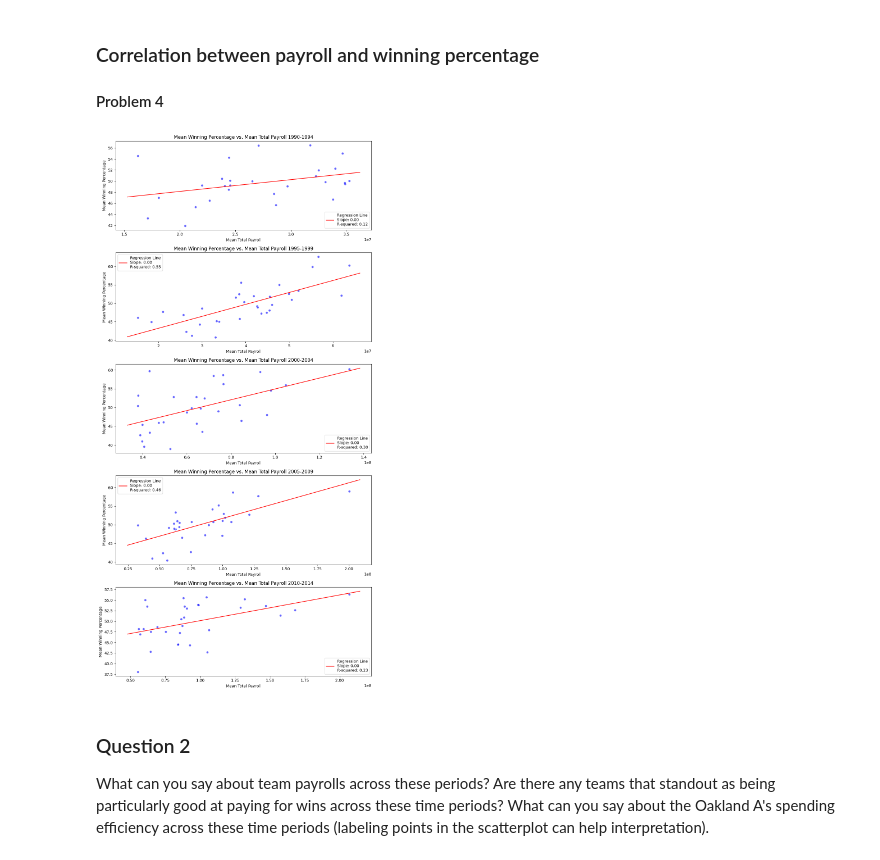
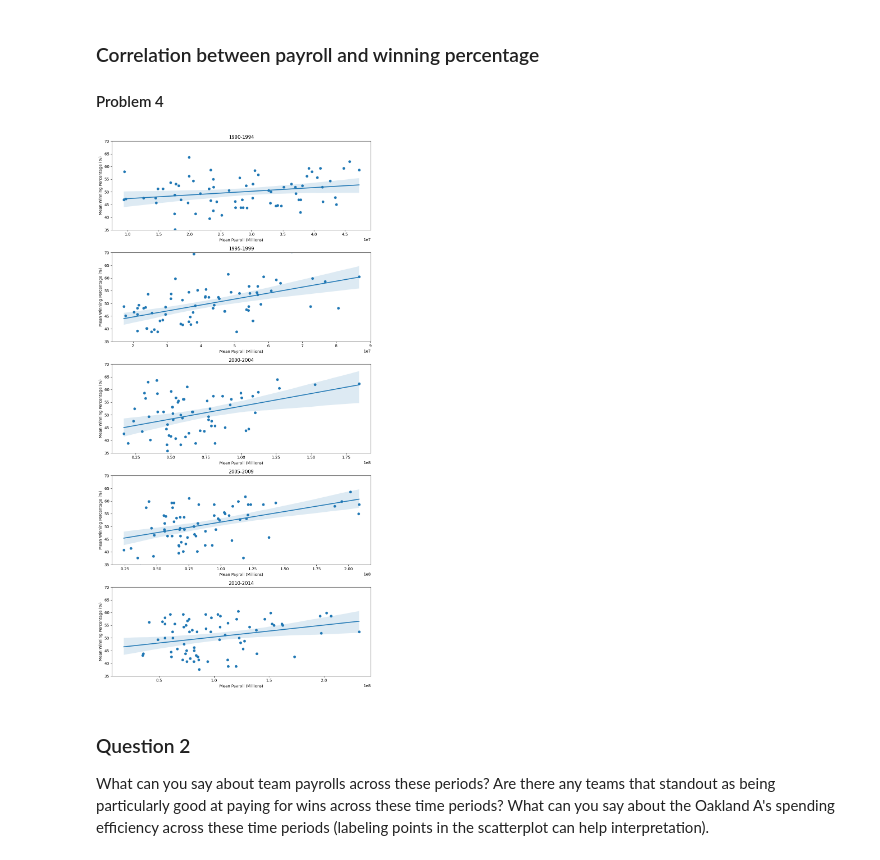
Before and after one commit to diegolopez2002/proj2, a Jupyter notebook: proj2.ipynb, the cells around one changed output. Drawn from its saved outputs; the diff is of its cells as text; code cells hidden in the pictures.

```diff
--- a/proj2.ipynb
+++ b/proj2.ipynb
@@ -267,73 +269,72 @@ plt.close()
 ### Correlation between payroll and winning percentage
 #### Problem 4
 # %%
+# Connect to the SQLite database
 conn = sqlite3.connect("lahman2014.sqlite")
 
-# Create an empty list to store the plots
+# Empty list to store the plots
 fig, axs = plt.subplots(5, 1, figsize=(10, 20))  # 5 subplots arranged vertically
 
 # Loop through each 5-year interval
 for i in range(5):
     # Define the start and end years for the interval
     start_year = 1990 + i * 5
     end_year = start_year + 4
 
     # SQL query to get the winning percentage and total payroll for the current 5-year interval
     query_winning = f"""
-    SELECT
-        t.teamID,
-        t.yearID,
-        CASE
-            WHEN t.G = 0 THEN NULL
-            ELSE (t.W * 1.0 / t.G) * 100.0
-        END AS winning_percentage,
-        COALESCE(s.total_payroll, 0) AS total_payroll
-    FROM
-        Teams t
-    LEFT JOIN (
         SELECT
-            teamID,
-            yearID,
-            SUM(salary) AS total_payroll
+            t.teamID,
+            t.franchID,
+            t.yearID,
+            t.G as games_played,
+            t.W as wins,
+            s.total_payroll,
+            CAST(t.W as REAL) / t.G * 100 as winning_percentage
         FROM
-            Salaries
+            Teams t
+        JOIN
+            (SELECT
+                 yearID,
+                 teamID,
+                 sum(salary) as total_payroll
+             FROM
+                 Salaries
+             WHERE
+                 yearID >= {start_year} AND yearID <= {end_year} AND lgID == 'AL'
+             GROUP BY
+                 yearID, teamID) s
+        ON
+            t.yearID = s.yearID AND t.teamID = s.teamID
         WHERE
-            yearID BETWEEN {start_year} AND {end_year}
-        GROUP BY
-            teamID,
-            yearID
-    ) s ON t.teamID = s.teamID AND t.yearID = s.yearID
-    WHERE
-        t.yearID BETWEEN {start_year} AND {end_year};
-    """
+            t.yearID >= {start_year} AND t.yearID <= {end_year}
+        """
 
-    interval_data = pd.read_sql(query_winning, conn)
+    # Execute the SQL query
+    team_salaries_filtered = pd.read_sql_query(query_winning, conn)
 
-    # Calculate mean winning percentage and mean payroll for this interval
-    mean_winning = interval_data.groupby('teamID')['winning_percentage'].mean()
-    mean_payroll = interval_data.groupby('teamID')['total_payroll'].mean()
+    # Create a FacetGrid for each time period
+    g = sns.scatterplot(data=team_salaries_filtered, x='total_payroll', y='winning_percentage', ax=axs[i])
+    g.set_xlabel('Mean Payroll (Millions)')
+    g.set_ylabel('Mean Winning Percentage (%)')
+    g.set_title(f'{start_year}-{end_year}')
 
-    # Create scatter plot
-    scatter = axs[i].scatter(mean_payroll, mean_winning, c='blue', alpha=0.6, edgecolors='w')
-
-    # Add regression line
-    slope, intercept, r_value, p_value, std_err = linregress(mean_payroll, mean_winning)
-    line_x = np.array(axs[i].get_xlim())
-    line_y = intercept + slope * line_x
-    axs[i].plot(line_x, line_y, color='red', label=f'Regression Line\nSlope: {slope:.2f}\nR-squared: {r_value**2:.2f}')
-
-    axs[i].set_xlabel('Mean Total Payroll')
-    axs[i].set_ylabel('Mean Winning Percentage')
-    axs[i].set_title(f'Mean Winning Percentage vs. Mean Total Payroll {start_year}-{end_year}')
-    axs[i].legend()
+    g = sns.regplot(data=team_salaries_filtered, x='total_payroll', y='winning_percentage', ax=axs[i])
+    g.set_xlabel('Mean Payroll (Millions)')
+    g.set_ylabel('Mean Winning Percentage (%)')
+    g.set_title(f'{start_year}-{end_year}')
+    g.set_ylim(35, 70)
 
 
+
+
+
+# Adjust layout and show the plots
 plt.tight_layout()
+plt.ylim(35,70)
 plt.show()
-
-conn.close()
 # %% [output]
-[figure, old version]
+[figure, new version]
 # %% [markdown]
 ### Question 2
 What can you say about team payrolls across these periods? Are there any teams that standout as being particularly good at paying for wins across these time periods? What can you say about the Oakland A's spending efficiency across these time periods (labeling points in the scatterplot can help interpretation).
```
Also changed, not shown: parts of 3 cells of this notebook.
